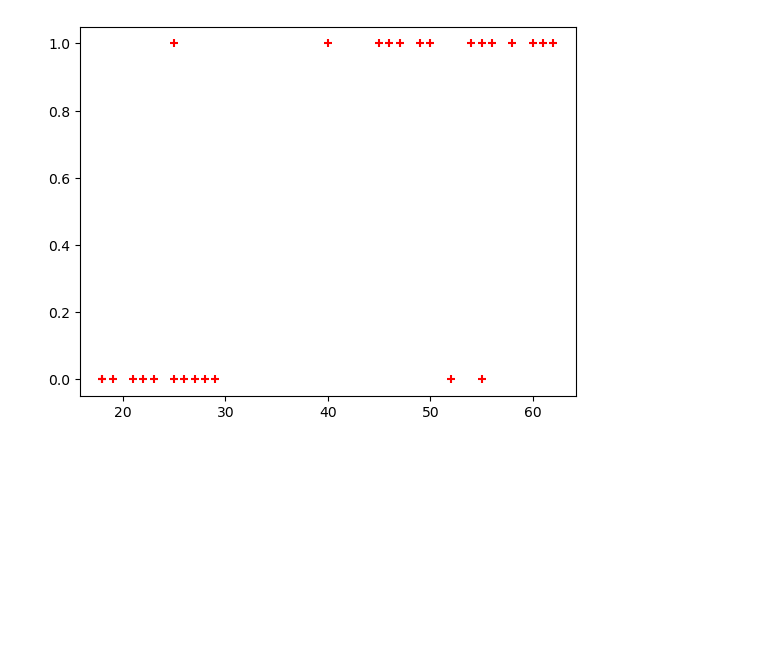
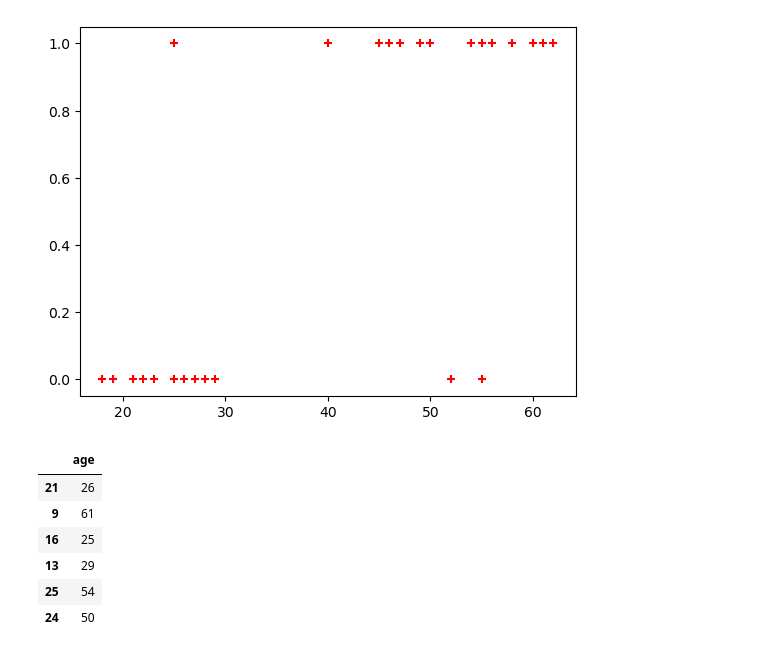
Before and after one commit to khanak2408/MachineLearning_RTU, a Jupyter notebook: ML_3_LogisticRegression.ipynb, the cells around one changed output. Drawn from its saved outputs; the diff is of its cells as text; code cells hidden in the pictures; blank space fills up the shorter version.

```diff
--- a/ML_3_LogisticRegression.ipynb
+++ b/ML_3_LogisticRegression.ipynb
@@ -20,3 +20,13 @@ plt.scatter(df.age,df.bought_insurance,marker='+',color='red')
 from sklearn.model_selection import train_test_split
 # %%
 X_train, X_test, y_train, y_test = train_test_split(df[['age']],df.bought_insurance,train_size=0.8)
+# %%
+X_test
+# %% [output]
+|  | age |
+| 21 | 26 |
+| 9 | 61 |
+| 16 | 25 |
+| 13 | 29 |
+| 25 | 54 |
+| 24 | 50 |
```
Also changed, not shown: parts of 15 cells of this notebook.
